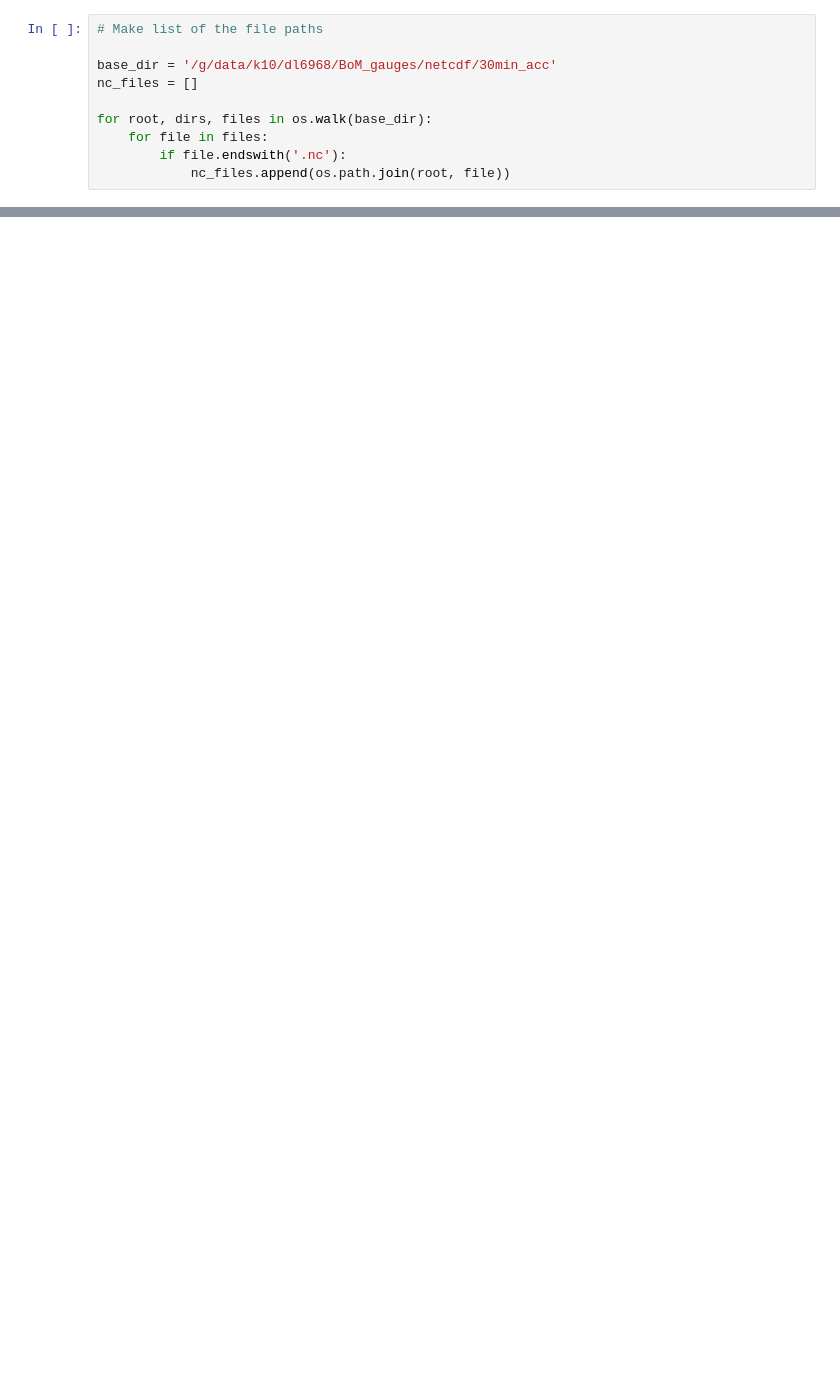
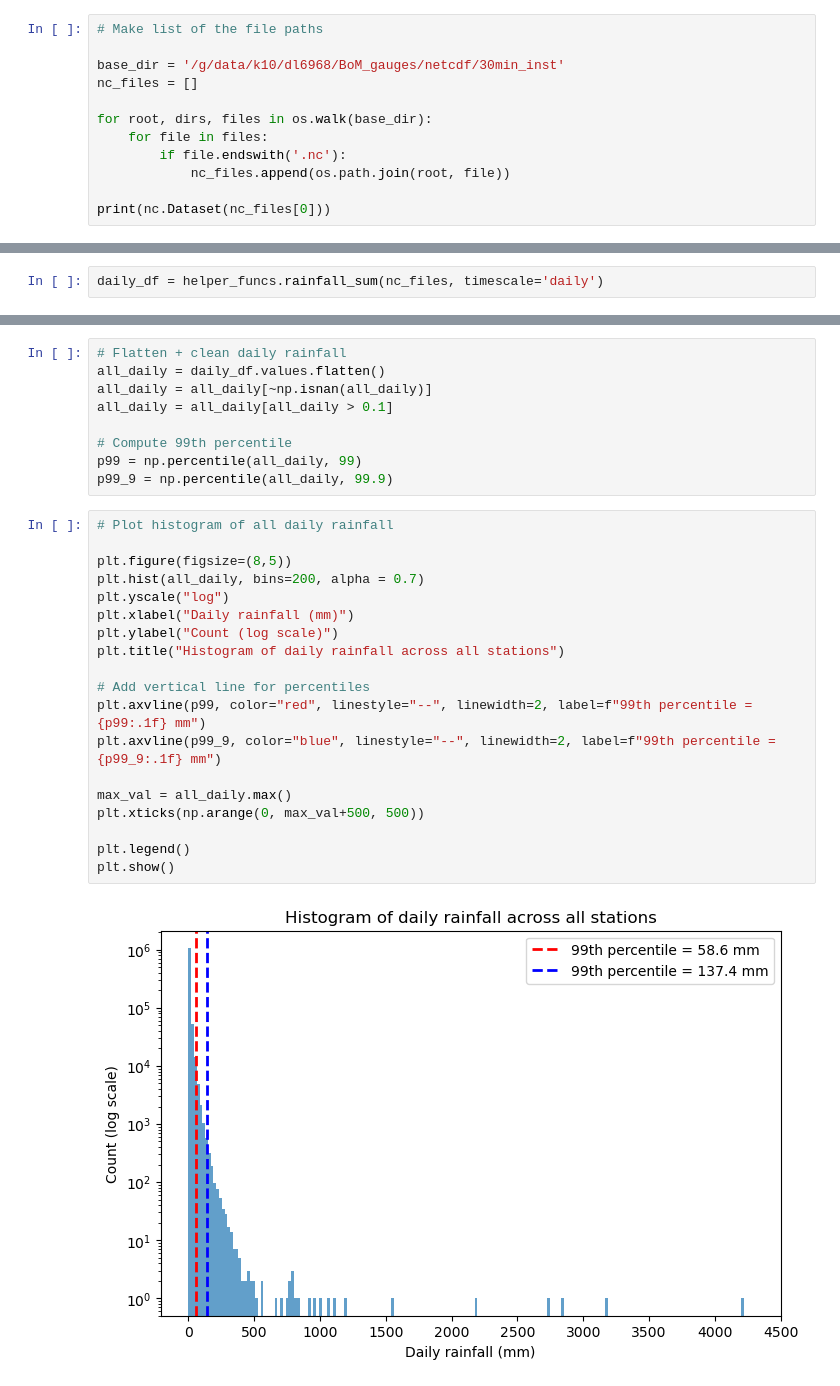
Before and after one commit to lettysolly/australia_precipitation, a Jupyter notebook: python/sanity_checks.ipynb, the cells around one changed output, grey strips where cells are left out. Cells and saved outputs as stored; diff of their text form; blank space fills up the shorter version.

```diff
--- a/python/sanity_checks.ipynb
+++ b/python/sanity_checks.ipynb
@@ -22,10 +23,12 @@ importlib.reload(helper_funcs)
 # %%
 # Make list of the file paths
 
-base_dir = '/g/data/k10/dl6968/BoM_gauges/netcdf/30min_acc'
+base_dir = '/g/data/k10/dl6968/BoM_gauges/netcdf/30min_inst'
 nc_files = []
 
 for root, dirs, files in os.walk(base_dir):
     for file in files:
         if file.endswith('.nc'):
             nc_files.append(os.path.join(root, file))
+
+print(nc.Dataset(nc_files[0]))
@@ -300,0 +373,2 @@ Name: prcp, dtype: float64
+# %%
+daily_df = helper_funcs.rainfall_sum(nc_files, timescale='daily')
@@ -300,0 +394,30 @@ Name: prcp, dtype: float64
+# %%
+# Flatten + clean daily rainfall
+all_daily = daily_df.values.flatten()
+all_daily = all_daily[~np.isnan(all_daily)]
+all_daily = all_daily[all_daily > 0.1]
+
+# Compute 99th percentile
+p99 = np.percentile(all_daily, 99)
+p99_9 = np.percentile(all_daily, 99.9)
+# %%
+# Plot histogram of all daily rainfall
+
+plt.figure(figsize=(8,5))
+plt.hist(all_daily, bins=200, alpha = 0.7)
+plt.yscale("log")
+plt.xlabel("Daily rainfall (mm)")
+plt.ylabel("Count (log scale)")
+plt.title("Histogram of daily rainfall across all stations")
+
+# Add vertical line for percentiles
+plt.axvline(p99, color="red", linestyle="--", linewidth=2, label=f"99th percentile = {p99:.1f} mm")
+plt.axvline(p99_9, color="blue", linestyle="--", linewidth=2, label=f"99th percentile = {p99_9:.1f} mm")
+
+max_val = all_daily.max()
+plt.xticks(np.arange(0, max_val+500, 500))
+
+plt.legend()
+plt.show()
+# %% [output]
+[figure, added]
```
Also changed, not shown: parts of 30 cells of this notebook, 2 other files.
